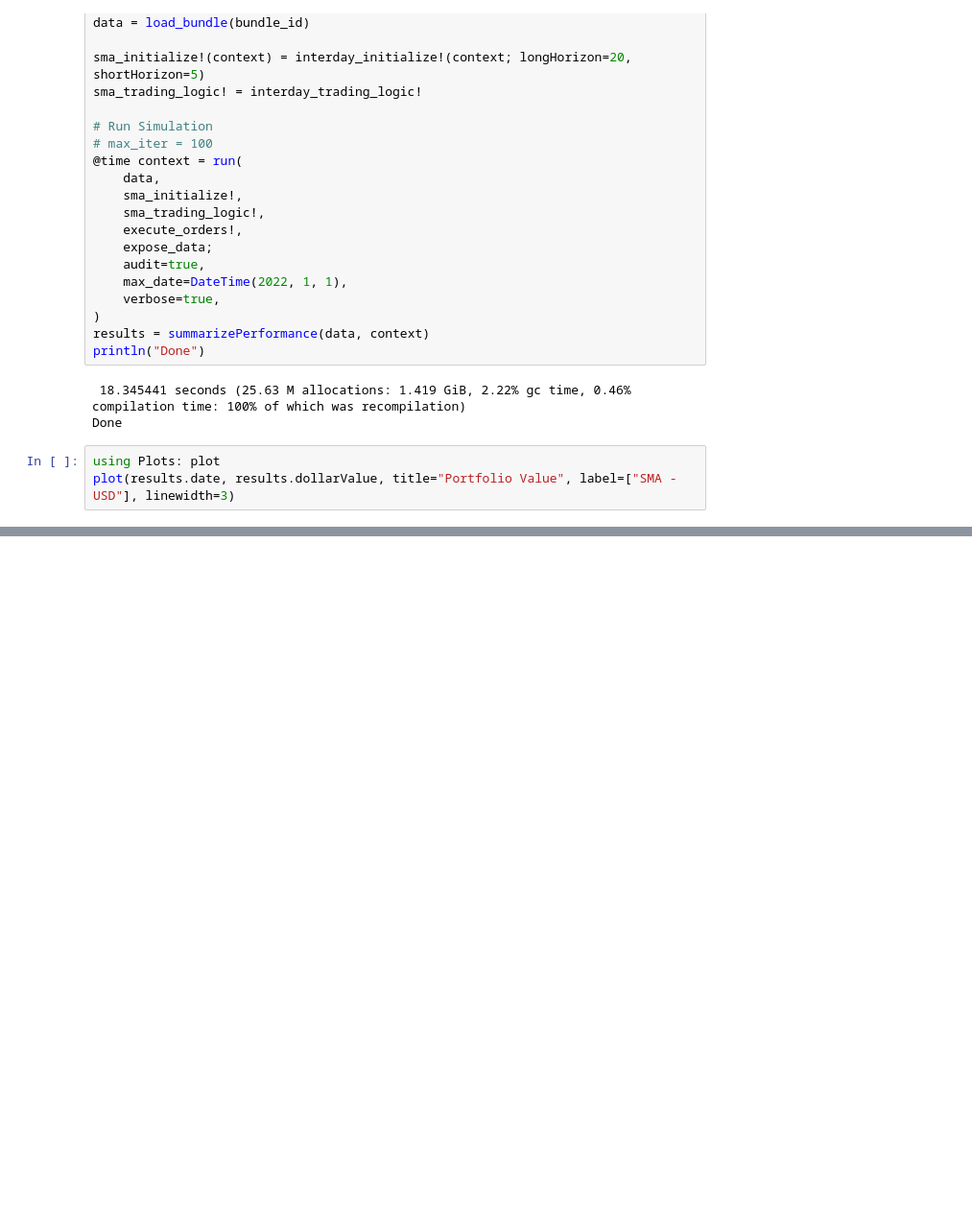
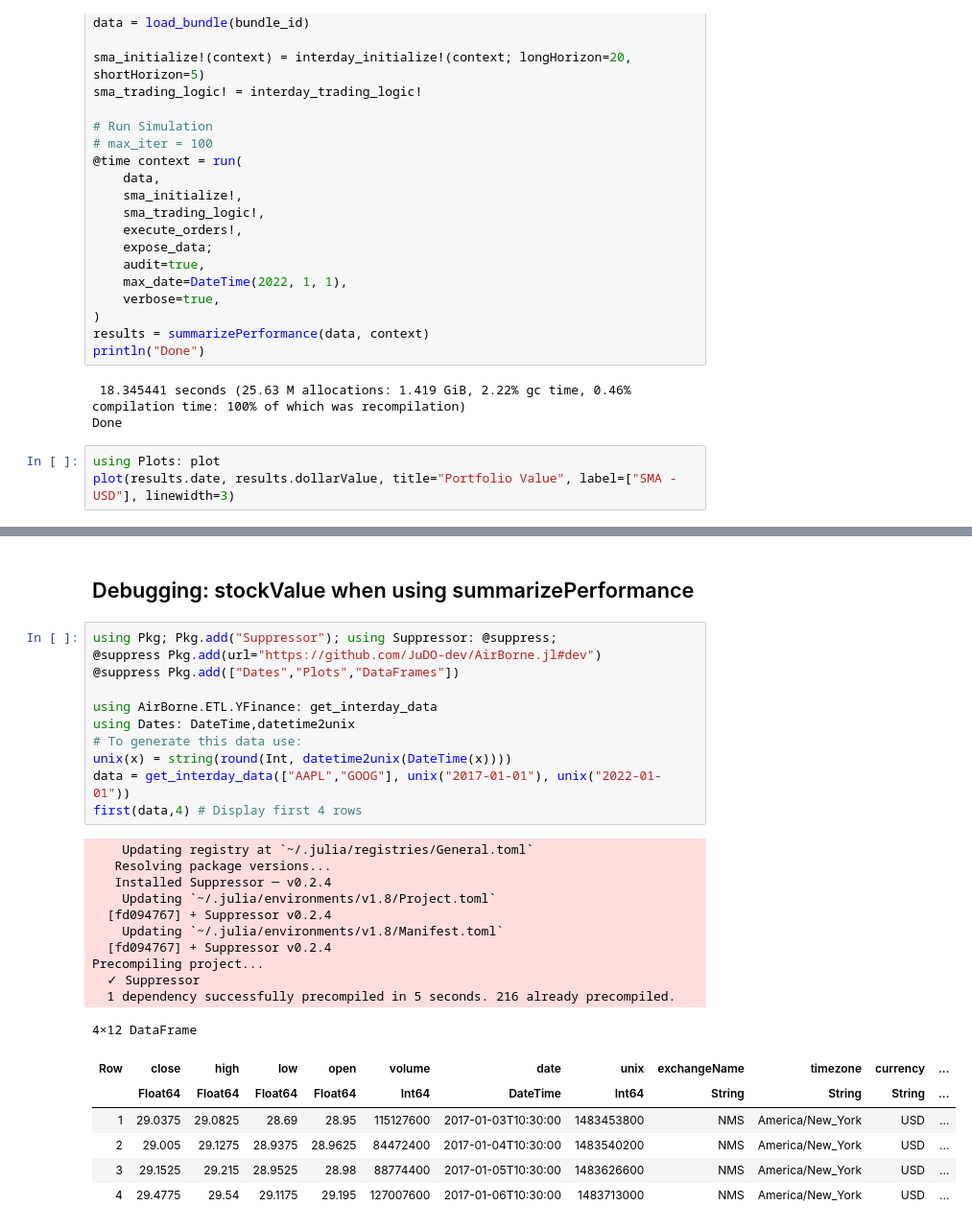
Before and after one commit to brunocastroibarburu94/dissertation_msc_2023, a Jupyter notebook: notebooks/Julia11_SMA.ipynb, the cells around one changed output, grey strips where cells are left out. Shown at 96% size. Drawn from its saved outputs; the diff is of its cells as text; blank space fills up the shorter version.

```diff
--- a/notebooks/Julia11_SMA.ipynb
+++ b/notebooks/Julia11_SMA.ipynb
@@ -919 +900,32 @@ plot(results.date, results.dollarValue, title="Portfolio Value", label=["SMA - U
+# %% [markdown]
+## Debugging: stockValue when using summarizePerformance
+# %%
+using Pkg; Pkg.add("Suppressor"); using Suppressor: @suppress;
+@suppress Pkg.add(url="https://github.com/JuDO-dev/AirBorne.jl#dev")
+@suppress Pkg.add(["Dates","Plots","DataFrames"])
+
+using AirBorne.ETL.YFinance: get_interday_data
+using Dates: DateTime,datetime2unix
+# To generate this data use:
+unix(x) = string(round(Int, datetime2unix(DateTime(x))))
+data = get_interday_data(["AAPL","GOOG"], unix("2017-01-01"), unix("2022-01-01"))
+first(data,4) # Display first 4 rows
+# %% [output]
+    Updating registry at `~/.julia/registries/General.toml`
+   Resolving package versions...
+   Installed Suppressor ─ v0.2.4
+    Updating `~/.julia/environments/v1.8/Project.toml`
+  [fd094767] + Suppressor v0.2.4
+    Updating `~/.julia/environments/v1.8/Manifest.toml`
+  [fd094767] + Suppressor v0.2.4
+Precompiling project...
+  ✓ Suppressor
+  1 dependency successfully precompiled in 5 seconds. 216 already precompiled.
+4×12 DataFrame
+| Row | close | high | low | open | volume | date | unix | exchangeName | timezone | currency | ... |
+|  | Float64 | Float64 | Float64 | Float64 | Int64 | DateTime | Int64 | String | String | String | ... |
+| 1 | 29.0375 | 29.0825 | 28.69 | 28.95 | 115127600 | 2017-01-03T10:30:00 | 1483453800 | NMS | America/New_York | USD | ... |
+| 2 | 29.005 | 29.1275 | 28.9375 | 28.9625 | 84472400 | 2017-01-04T10:30:00 | 1483540200 | NMS | America/New_York | USD | ... |
+| 3 | 29.1525 | 29.215 | 28.9525 | 28.98 | 88774400 | 2017-01-05T10:30:00 | 1483626600 | NMS | America/New_York | USD | ... |
+| 4 | 29.4775 | 29.54 | 29.1175 | 29.195 | 127007600 | 2017-01-06T10:30:00 | 1483713000 | NMS | America/New_York | USD | ... |
 # %%
```
Also changed, not shown: parts of 8 cells of this notebook, 9 other files.
